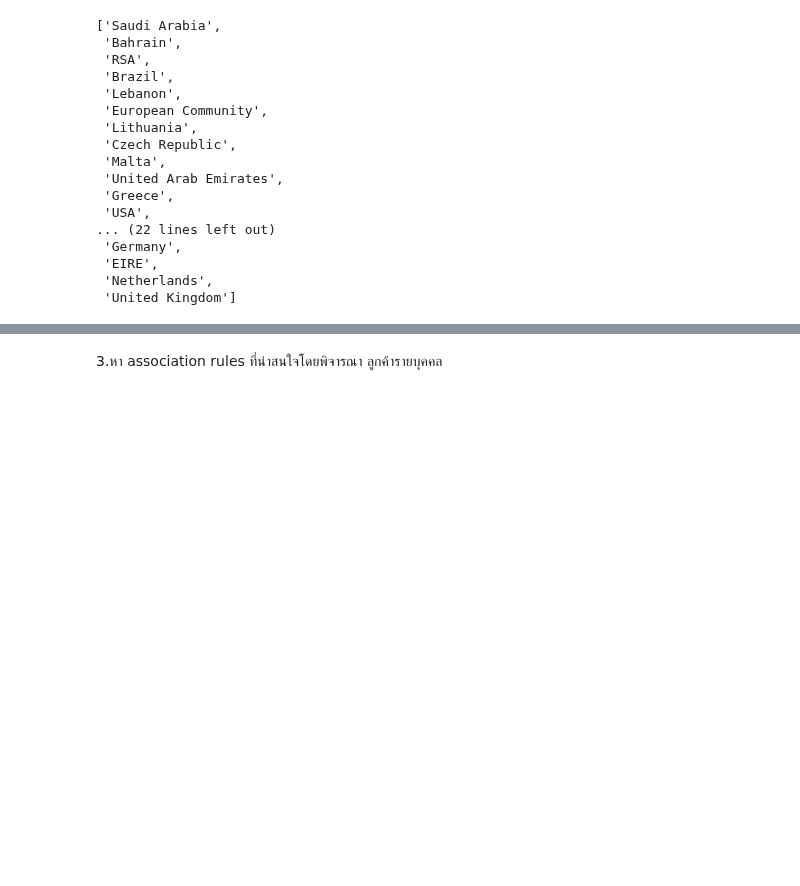
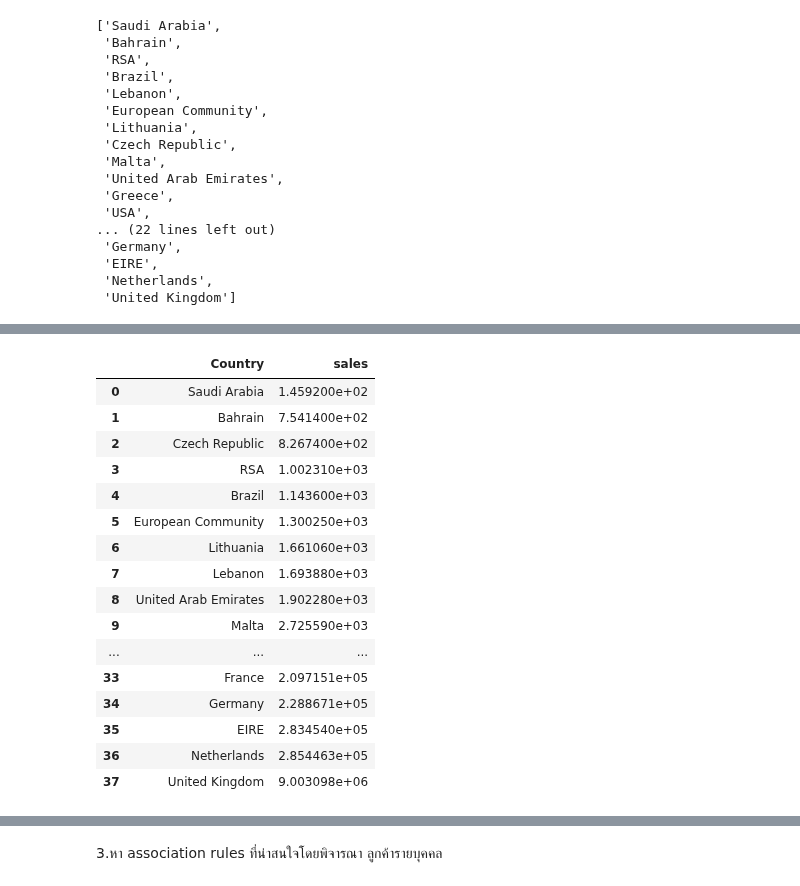
Before and after one commit to nicha0524/DPDM2021, a Jupyter notebook: Frequent_Patterns_(Association_Rules).ipynb, the cells around one changed output, grey strips where cells are left out. Drawn from its saved outputs; the diff is of its cells as text; code cells hidden in the pictures; blank space fills up the shorter version.

```diff
--- a/Frequent_Patterns_(Association_Rules).ipynb
+++ b/Frequent_Patterns_(Association_Rules).ipynb
@@ -187,2 +187,23 @@ list(data_g['Country'])
+# %%
+data_g=data_remove_c.groupby('Country').sum().sort_values(by='sales').reset_index().iloc[:,[0,4]]
+data_g
+# %% [output]
+|  | Country | sales |
+| 0 | Saudi Arabia | 1.459200e+02 |
+| 1 | Bahrain | 7.541400e+02 |
+| 2 | Czech Republic | 8.267400e+02 |
+| 3 | RSA | 1.002310e+03 |
+| 4 | Brazil | 1.143600e+03 |
+| 5 | European Community | 1.300250e+03 |
+| 6 | Lithuania | 1.661060e+03 |
+| 7 | Lebanon | 1.693880e+03 |
+| 8 | United Arab Emirates | 1.902280e+03 |
+| 9 | Malta | 2.725590e+03 |
+| ... | ... | ... |
+| 33 | France | 2.097151e+05 |
+| 34 | Germany | 2.288671e+05 |
+| 35 | EIRE | 2.834540e+05 |
+| 36 | Netherlands | 2.854463e+05 |
+| 37 | United Kingdom | 9.003098e+06 |
 # %%
 labels = list(data_g['Country'])
```
Also changed, not shown: parts of 19 cells of this notebook.
